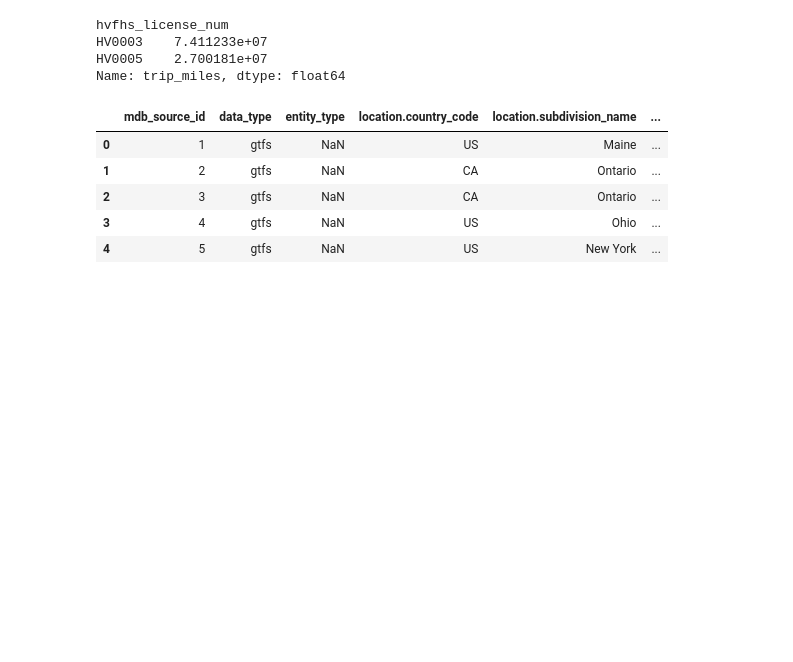
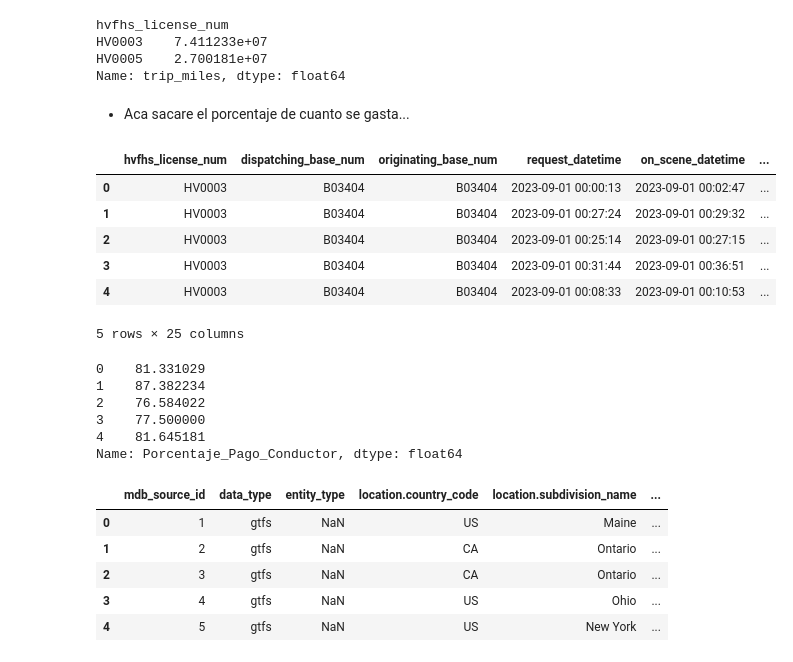
Before and after one commit to rominaEsc/New_York_City_Greenhouse_Gas_Emissions_Analysis, a Jupyter notebook: ETL_Juan/ETL_Metricas.ipynb, the cells around one changed output. Cells and saved outputs as stored; diff of their text form; code cells hidden in the pictures; blank space fills up the shorter version.

```diff
--- a/ETL_Juan/ETL_Metricas.ipynb
+++ b/ETL_Juan/ETL_Metricas.ipynb
@@ -233,4 +281,35 @@ hvfhs_license_num
 HV0003    7.411233e+07
 HV0005    2.700181e+07
 Name: trip_miles, dtype: float64
+# %% [markdown]
+* Aca sacare el porcentaje de cuanto se gasta...
+# %%
+def calcular_porcentaje_pago_conductor(df2):
+    # Calcular el porcentaje del pago al conductor
+    df2['Porcentaje_Pago_Conductor'] = (df2['driver_pay'] / df2['base_passenger_fare']) * 100
+
+    return df2
+
+df2 = calcular_porcentaje_pago_conductor(df2)
+df2.head()
+# %% [output]
+|  | hvfhs_license_num | dispatching_base_num | originating_base_num | request_datetime | on_scene_datetime | ... |
+| 0 | HV0003 | B03404 | B03404 | 2023-09-01 00:00:13 | 2023-09-01 00:02:47 | ... |
+| 1 | HV0003 | B03404 | B03404 | 2023-09-01 00:27:24 | 2023-09-01 00:29:32 | ... |
+| 2 | HV0003 | B03404 | B03404 | 2023-09-01 00:25:14 | 2023-09-01 00:27:15 | ... |
+| 3 | HV0003 | B03404 | B03404 | 2023-09-01 00:31:44 | 2023-09-01 00:36:51 | ... |
+| 4 | HV0003 | B03404 | B03404 | 2023-09-01 00:08:33 | 2023-09-01 00:10:53 | ... |
+5 rows × 25 columns
+# %%
+# Seleccionar solo la columna 'Porcentaje_Pago_Conductor'
+df_porcentaje_pago_conductor = df2['Porcentaje_Pago_Conductor']
+
+df_porcentaje_pago_conductor.head()
+# %% [output]
+0    81.331029
+1    87.382234
+2    76.584022
+3    77.500000
+4    81.645181
+Name: Porcentaje_Pago_Conductor, dtype: float64
 # %%
```
Also changed, not shown: parts of 10 cells of this notebook.
